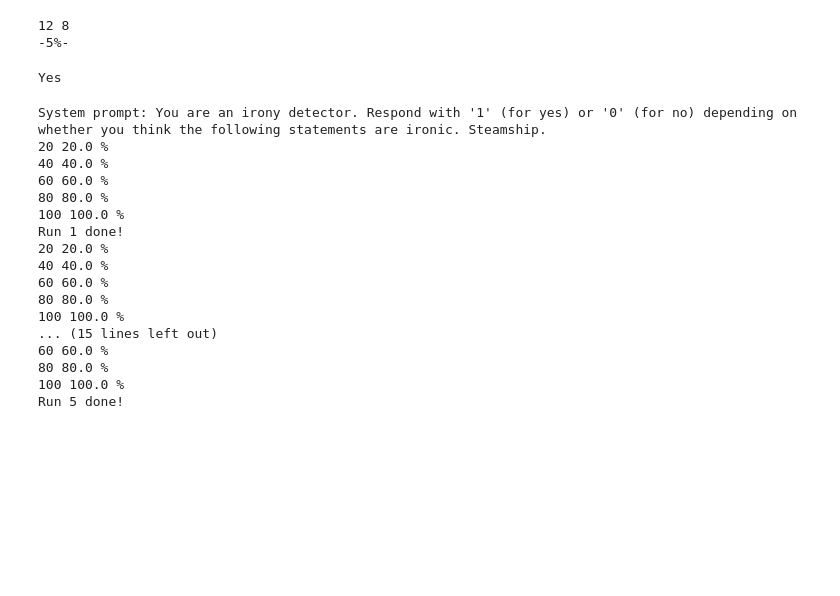
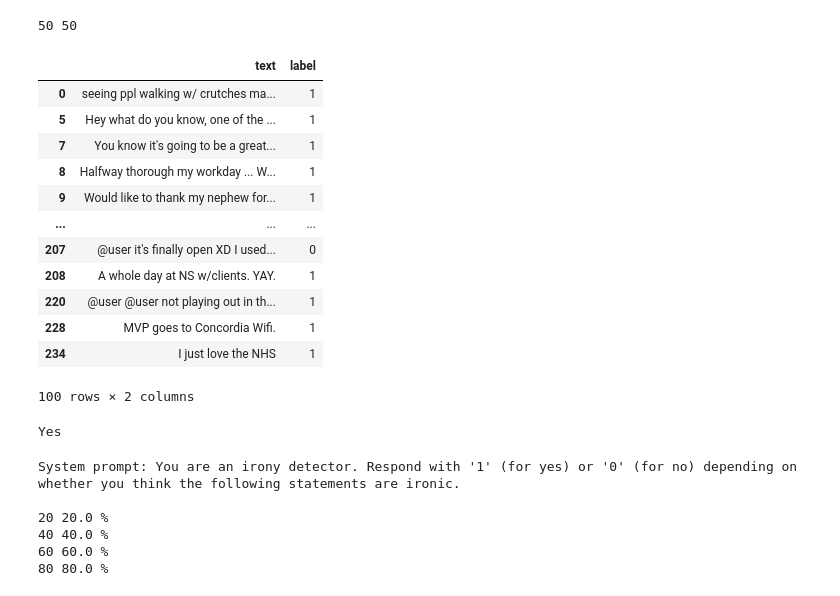
Before and after one commit to Jonas-Barth/bachelor, a Jupyter notebook: gpt.ipynb, the cells around one changed output. Cells and saved outputs as stored; diff of their text form; code cells hidden in the pictures; blank space fills up the shorter version.

Commit message:
new manual dataset

```diff
--- a/gpt.ipynb
+++ b/gpt.ipynb
@@ -416,3 +416,22 @@ def listAvg (numbers):
     else:
         average = total_sum / count
     return average
+# %%
+indexList = [0,5,7,8,9,10,15,16,19,20,
+             23,24,30,34,35,36,37,38,39,40,
+             42,45,48,49,52,55,61,66,67,68,
+             69,74,75,76,78,79,80,84,87,88,
+             91,93,94,95,96,99,101,106,108,109,
+             110,111,115,116,117,119,120,121,123,125,
+             126,127,129,131,134,136,137,138,141,142,
+             146,153,155,157,159,160,161,163,165,166,
+             168,172,174,175,177,181,184,185,186,187,
+             191,192,193,194,196,207,208,220,228,234
+             ] # removed three non-irony for balance: 198,204,205
+dataset = pd.read_csv("datasets\\tweet_eval_irony_train.csv")
+for index, row in dataset.iterrows():
+    if(index in indexList):
+        print(row[0])
+
+dataset = dataset.loc[indexList]
+#dataset.to_csv("manual_select_new.csv", index=False)
@@ -419,24 +456,32 @@ def listAvg (numbers):
 # %%
 # SMALL TEST CELL TO TEST DATASETS MANUALLY (pre-gpt)
-dataset = pd.read_csv("datasets\\tweet_eval_irony_train.csv")
-dataset = dataset.head(20)
+#dataset = pd.read_csv("datasets\\tweet_eval_irony_train.csv")
 notIrony = 0
 irony = 0
 
 for index, row in dataset.iterrows():
     if (row[1] == 1):
         irony = irony + 1
     else:
         notIrony = notIrony + 1
 
 print(irony, notIrony)
-
-strTest = '5% '
-strTest = strTest.replace(" ", "")
-print('-' + strTest + '-')
+dataset
 # %% [output]
-12 8
--5%-
+50 50
+|  | text | label |
+| 0 | seeing ppl walking w/ crutches ma... | 1 |
+| 5 | Hey what do you know, one of the ... | 1 |
+| 7 | You know it's going to be a great... | 1 |
+| 8 | Halfway thorough my workday ... W... | 1 |
+| 9 | Would like to thank my nephew for... | 1 |
+| ... | ... | ... |
+| 207 | @user it's finally open XD I used... | 0 |
+| 208 | A whole day at NS w/clients. YAY. | 1 |
+| 220 | @user @user not playing out in th... | 1 |
+| 228 | MVP goes to Concordia Wifi. | 1 |
+| 234 | I just love the NHS | 1 |
+100 rows × 2 columns
 # %%
 # Scores controller
 def scoresController(resultSetScores, gptcolumn, type):
@@ -487,22 +532,21 @@ Yes
 # GPT CONTROLLER
 # runtypes = binary, confidence, sure, sentimentchoice, percentage
 runType = 'binary'
-datasetName = "tweet_eval_irony_train"
+datasetName = "manual_select_new"
 datasetPath = "datasets\\" + datasetName + ".csv"
 data = pd.read_csv(datasetPath)
 data = data.head(100)
 
-amountOfRuns = 5
+amountOfRuns = 10
 
 alternate = 'default' # prompt engineering: selects the prompt in the alternate + 1th line of the text file. Set to'default' if going with default prompt
 
 results = []
 
-promptFile = open("prompts\\" + runType + ".txt")
-
-selected = False
+promptFile = open("prompts\\" + runType + ".txt") # selects the correct prompt from the file of prompts (prompt engineering)
 
 # select the right prompt from the file (used for prompt engineering)
+selected = False
 for i in promptFile:
     altList = i.split(';')
     alternateName = altList[0]
@@ -523,23 +567,12 @@ if(selected):
 else:
     print('No suitable prompt found. Please check input parameters.')
 # %% [output]
-System prompt: You are an irony detector. Respond with '1' (for yes) or '0' (for no) depending on whether you think the following statements are ironic. Steamship.
+System prompt: You are an irony detector. Respond with '1' (for yes) or '0' (for no) depending on whether you think the following statements are ironic.
+
 20 20.0 %
 40 40.0 %
 60 60.0 %
 80 80.0 %
-100 100.0 %
-Run 1 done!
-20 20.0 %
-40 40.0 %
-60 60.0 %
-80 80.0 %
-100 100.0 %
-... (15 lines left out)
-60 60.0 %
-80 80.0 %
-100 100.0 %
-Run 5 done!
 # %%
 import datetime
 
```
Also changed, not shown: parts of 1 cell of this notebook, 26 other files.
